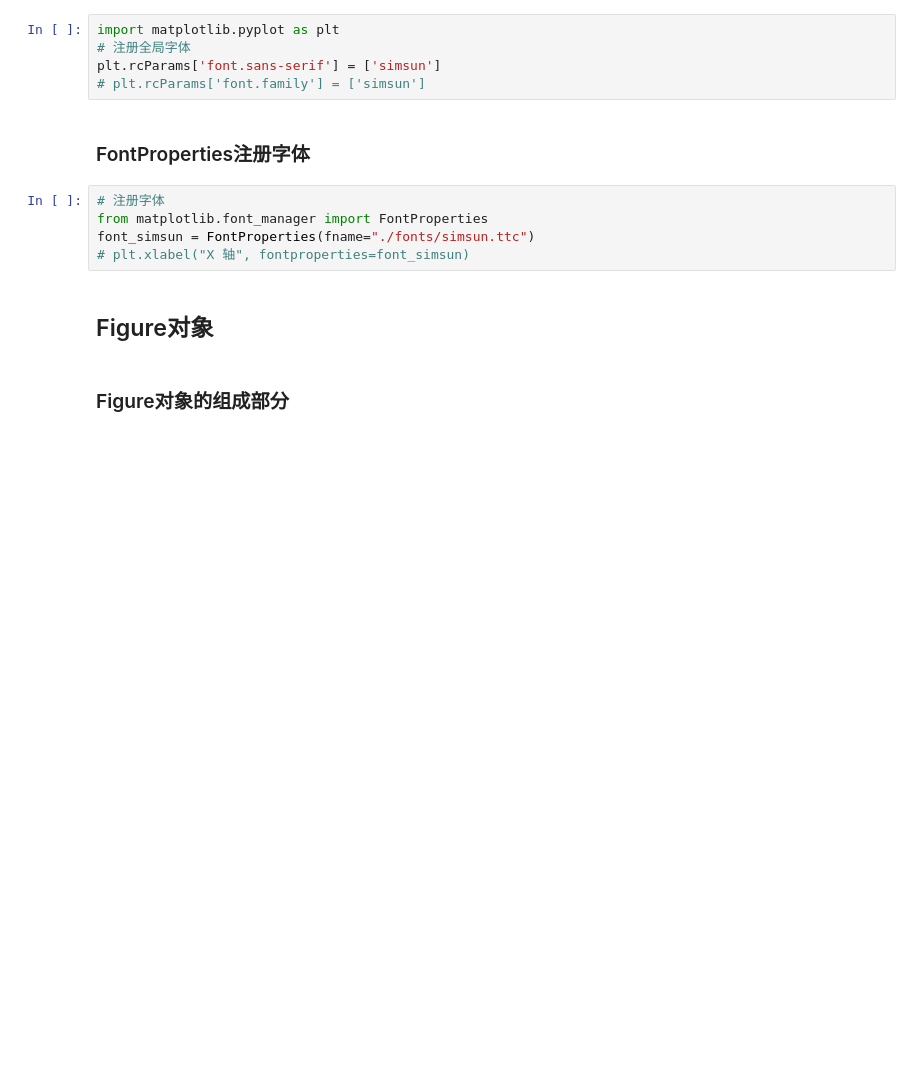
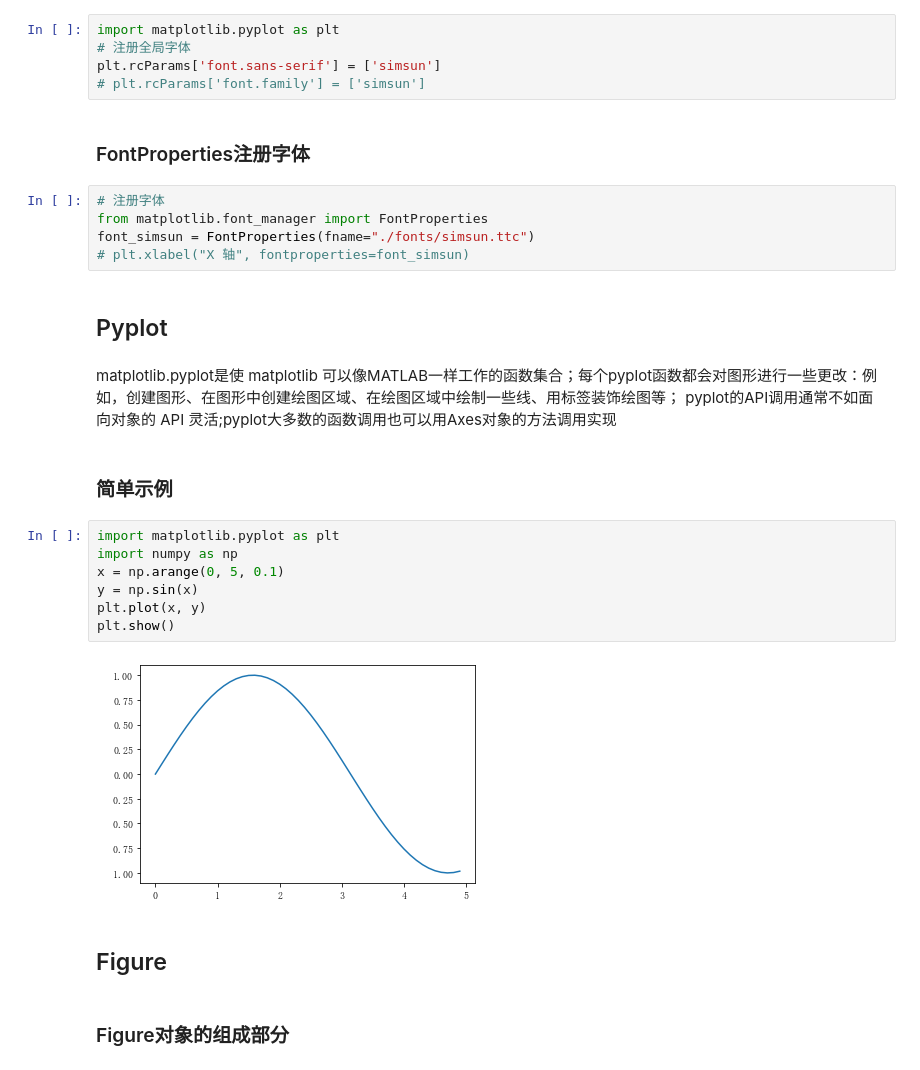
Before and after one commit to mtf0111/PythonDemo, a Jupyter notebook: demo_matplotlib.ipynb, the cells around one changed output. Cells and saved outputs as stored; diff of their text form; blank space fills up the shorter version.

```diff
--- a/demo_matplotlib.ipynb
+++ b/demo_matplotlib.ipynb
@@ -39,8 +28,24 @@ plt.rcParams['font.sans-serif'] = ['simsun']
 from matplotlib.font_manager import FontProperties
 font_simsun = FontProperties(fname="./fonts/simsun.ttc")
 # plt.xlabel("X 轴", fontproperties=font_simsun)
+# %% [markdown]
+## Pyplot
+# %% [markdown]
+matplotlib.pyplot是使 matplotlib 可以像MATLAB一样工作的函数集合；每个pyplot函数都会对图形进行一些更改：例如，创建图形、在图形中创建绘图区域、在绘图区域中绘制一些线、用标签装饰绘图等；
+pyplot的API调用通常不如面向对象的 API 灵活;pyplot大多数的函数调用也可以用Axes对象的方法调用实现
+# %% [markdown]
+### 简单示例
+# %%
+import matplotlib.pyplot as plt
+import numpy as np
+x = np.arange(0, 5, 0.1)
+y = np.sin(x)
+plt.plot(x, y)
+plt.show()
+# %% [output]
+[figure, new version]
 # %% [markdown]
-## Figure对象
+## Figure
 # %% [markdown]
 ### Figure对象的组成部分
 # %% [markdown]
```
Also changed, not shown: parts of 28 cells of this notebook.
